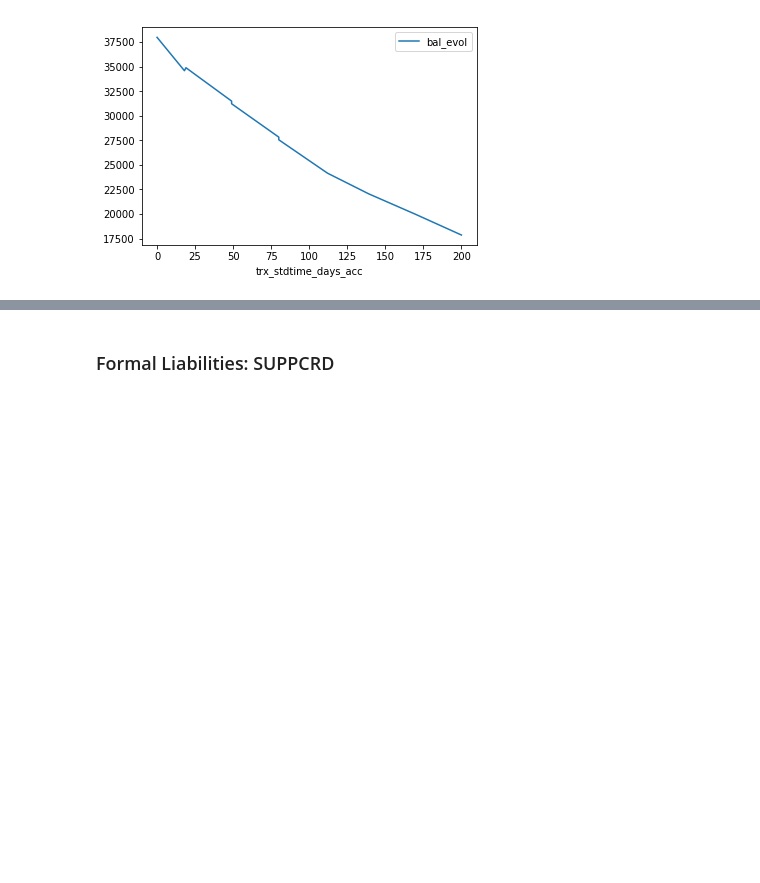
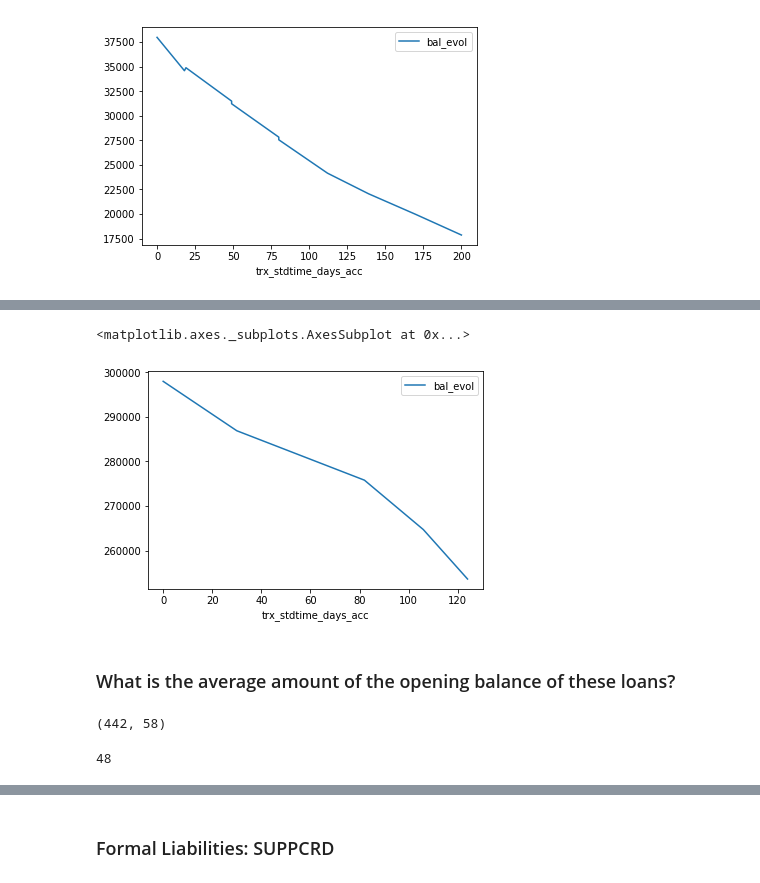
Before and after one commit to julclu/kenya_financial_diaries, a Jupyter notebook: different_loan_types_julia.ipynb, the cells around one changed output, grey strips where cells are left out. Saved outputs shown, nothing was run; the diff lists cells and outputs as text; code cells hidden in the pictures; blank space fills up the shorter version.

```diff
--- a/different_loan_types_julia.ipynb
+++ b/different_loan_types_julia.ipynb
@@ -265,0 +313,2 @@ FRMLNa.plot(x="trx_stdtime_days_acc",y="bal_evol")
+# %%
+FRMLN_2760_dfa.sort_values("trx_stdtime_days_acc", inplace=True)
@@ -265,0 +325,8 @@ FRMLNa.plot(x="trx_stdtime_days_acc",y="bal_evol")
+# %%
+for index, row in FRMLN_2760_dfa.iterrows():
+    if FRMLN_2760_dfa.loc[index,"trx_bsheet_direction"]=="Increase":
+        FRMLN_2760_dfa.at[index,"trx_val_dir"] = FRMLN_2760_dfa.loc[index,"trx_value_kes"]
+    elif FRMLN_2760_dfa.loc[index,"trx_bsheet_direction"]=="Decrease":
+        FRMLN_2760_dfa.at[index,"trx_val_dir"] = -FRMLN_2760_dfa.loc[index,"trx_value_kes"]
+    else:
+        print("Error neither increase nor decrease at index" + str(index))
@@ -265,0 +345,22 @@ FRMLNa.plot(x="trx_stdtime_days_acc",y="bal_evol")
+# %%
+FRMLN_2760_dfa.insert(59,"bal_evol",np.zeros(FRMLN_2760_dfa.shape[0]))
+# %%
+s=0
+for index,row in FRMLN_2760_dfa.iterrows():
+    s+=FRMLN_2760_dfa.loc[index,"trx_val_dir"]
+    FRMLN_2760_dfa.at[index,"bal_evol"]=s
+# %%
+FRMLN_2760_dfa.plot(x="trx_stdtime_days_acc",y="bal_evol")
+# %% [output]
+<matplotlib.axes._subplots.AxesSubplot at 0x...>
+[figure, added]
+# %% [markdown]
+### What is the average amount of the opening balance of these loans?
+# %%
+FRMLN_2760_df.shape
+# %% [output]
+(442, 58)
+# %%
+len(FRMLN_2760_df.account_ids.unique())
+# %% [output]
+48
```
Also changed, not shown: parts of 31 cells of this notebook.
